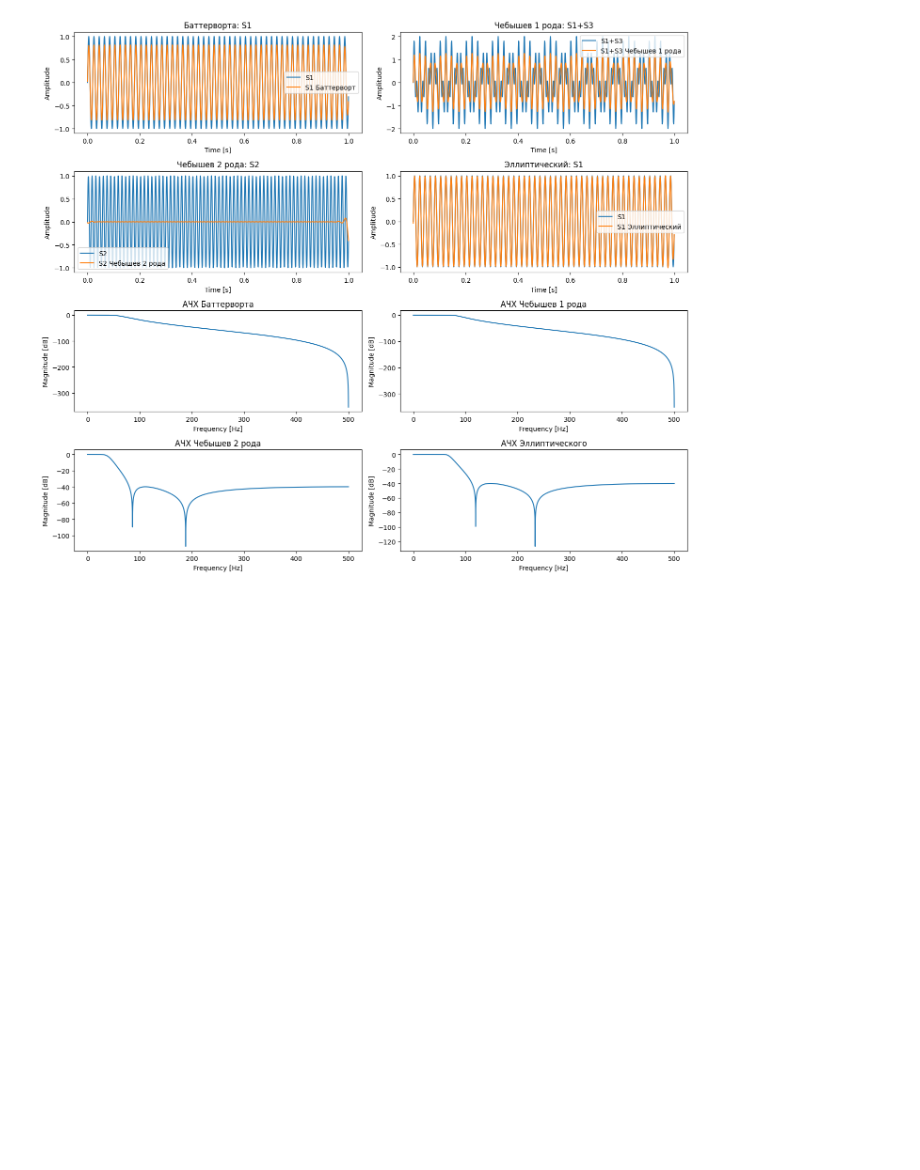
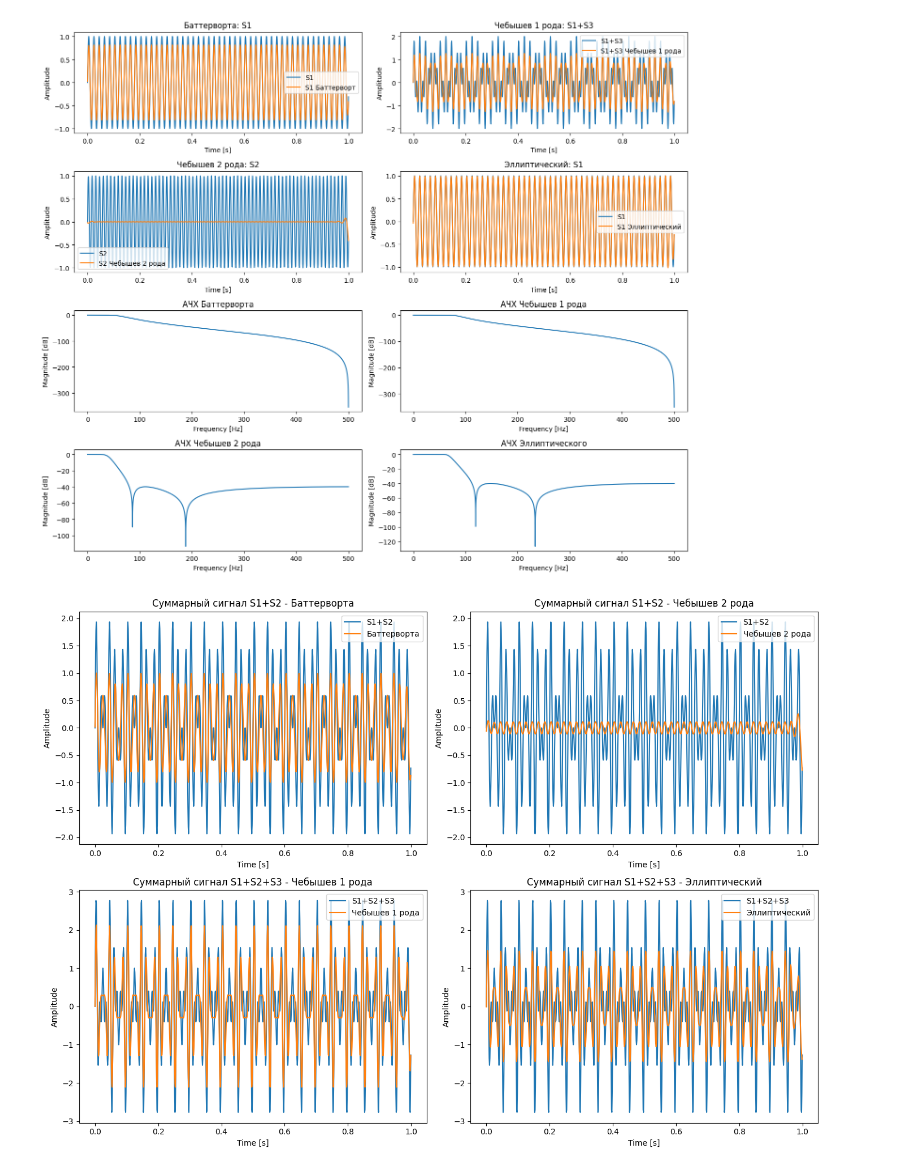
Before and after one commit to hyper-hronoz/BMSTU_FINISH_LINE, a Jupyter notebook: DSP/lab4.ipynb, the cells around one changed output. Saved outputs shown, nothing was run; the diff lists cells and outputs as text; code cells hidden in the pictures; blank space fills up the shorter version.

```diff
--- a/DSP/lab4.ipynb
+++ b/DSP/lab4.ipynb
@@ -103,3 +103,66 @@ plt.tight_layout()
 plt.show()
 # %% [output]
 [figure]
+# %%
+# ----------------------------
+# 5. Фильтрация суммарных сигналов S1+S2 и S1+S2+S3
+# ----------------------------
+S12 = S1 + S2
+S123 = S1 + S2 + S3
+
+# Баттерворта (фильтруем S1)
+S12_bw_sum = filtfilt(b_bw, a_bw, S12)
+S123_bw_sum = filtfilt(b_bw, a_bw, S123)
+
+# Чебышева 1 рода (фильтруем S1+S3) на S123
+S123_c1_sum = filtfilt(b_c1, a_c1, S123)
+
+# Чебышева 2 рода (фильтруем S2)
+S12_c2_sum = filtfilt(b_c2, a_c2, S12)
+S123_c2_sum = filtfilt(b_c2, a_c2, S123)
+
+# Эллиптический (фильтруем S1)
+S12_ellip_sum = filtfilt(b_ellip, a_ellip, S12)
+S123_ellip_sum = filtfilt(b_ellip, a_ellip, S123)
+
+# ----------------------------
+# 6. Построение графиков суммарных сигналов
+# ----------------------------
+plt.figure(figsize=(14, 10))
+
+plt.subplot(2,2,1)
+plt.plot(t, S12, label='S1+S2')
+plt.plot(t, S12_bw_sum, label='Баттерворта')
+plt.title('Суммарный сигнал S1+S2 - Баттерворта')
+plt.xlabel('Time [s]')
+plt.ylabel('Amplitude')
+plt.legend()
+
+plt.subplot(2,2,2)
+plt.plot(t, S12, label='S1+S2')
+plt.plot(t, S12_c2_sum, label='Чебышев 2 рода')
+plt.title('Суммарный сигнал S1+S2 - Чебышев 2 рода')
+plt.xlabel('Time [s]')
+plt.ylabel('Amplitude')
+plt.legend()
+
+plt.subplot(2,2,3)
+plt.plot(t, S123, label='S1+S2+S3')
+plt.plot(t, S123_c1_sum, label='Чебышев 1 рода')
+plt.title('Суммарный сигнал S1+S2+S3 - Чебышев 1 рода')
+plt.xlabel('Time [s]')
+plt.ylabel('Amplitude')
+plt.legend()
+
+plt.subplot(2,2,4)
+plt.plot(t, S123, label='S1+S2+S3')
+plt.plot(t, S123_ellip_sum, label='Эллиптический')
+plt.title('Суммарный сигнал S1+S2+S3 - Эллиптический')
+plt.xlabel('Time [s]')
+plt.ylabel('Amplitude')
+plt.legend()
+
+plt.tight_layout()
+plt.show()
+# %% [output]
+[figure, added]
```
Also changed, not shown: parts of 1 cell of this notebook, 21 other files.
